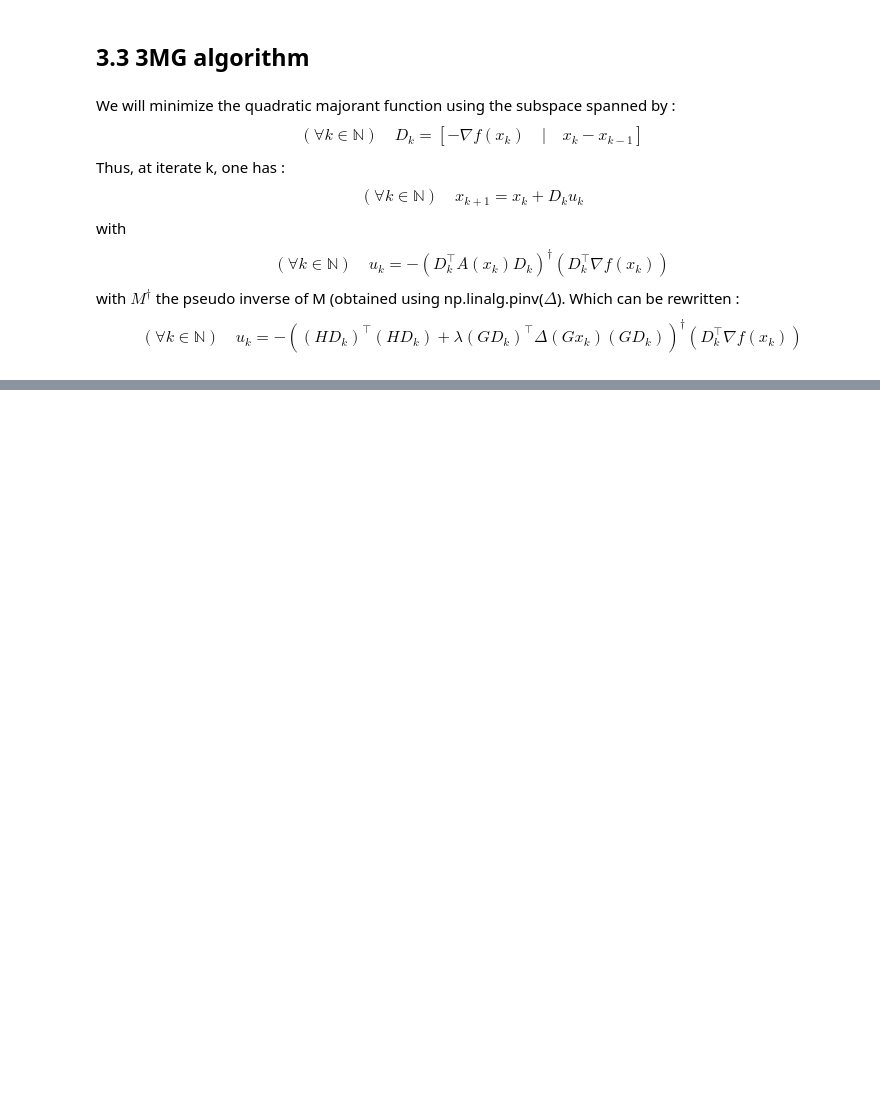
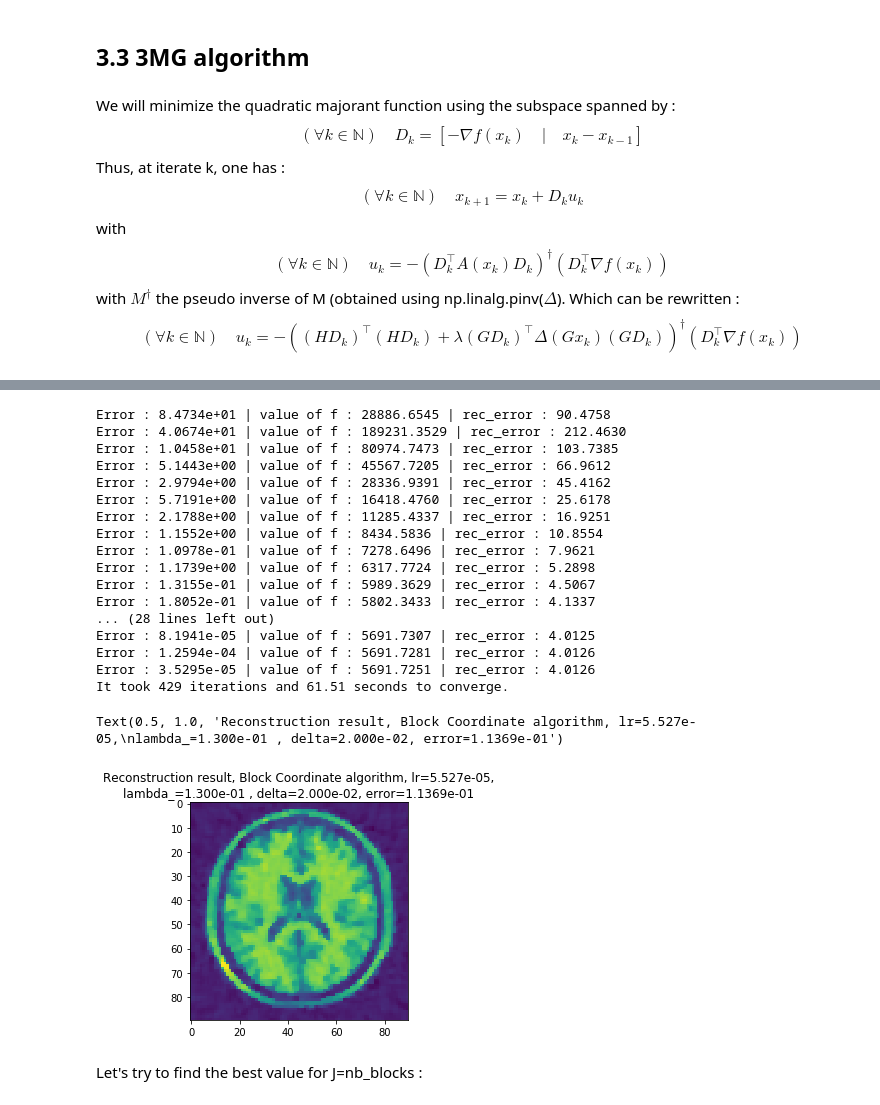
Before and after one commit to EmmanuelJhno/LabsLargeScaleDistributedOptimization, a Jupyter notebook: LSD_TPn3_Rauby_Jehanno.ipynb, the cells around one changed output, grey strips where cells are left out. Cells and saved outputs as stored; diff of their text form; code cells hidden in the pictures; blank space fills up the shorter version.

Commit message:
Adding Block coordinate. Comparing the methods.

```diff
--- a/LSD_TPn3_Rauby_Jehanno.ipynb
+++ b/LSD_TPn3_Rauby_Jehanno.ipynb
@@ -273,0 +310,78 @@ ax.set_title('Reconstruction result, Gradient Descent algorithm, lr={0:.3e},'.fo
+# %%
+def BCMM(nb_blocks=6, lambda_=lambda_, delta=delta, eps=1e-6, max_iter=1000,
+         stopping='standard', error_type='norm', records=True):
+    history = []
+    x_n = x_0.copy()
+    N_j = N//nb_blocks
+    block_size = [N_j for _ in range(nb_blocks)]
+    if N_j*nb_blocks != N:
+        block_size += [N - nb_blocks*N_j]
+    converged = False
+    itr = 0
+    begin = time.time()
+    while itr < max_iter and not converged :
+        block_idx = itr%(nb_blocks)
+        N_j = block_size[block_idx]
+        H_j = H[:,N_j*block_idx:(block_idx+1)*N_j]
+        G_j = G[:,N_j*block_idx:(block_idx+1)*N_j]
+        x_n_j = x_n[N_j*block_idx:(block_idx+1)*N_j]
+        grad = grad_f(x_n)[N_j*block_idx:(block_idx+1)*N_j]
+        A_x = lambda x : (H_j.T.dot(H_j.dot(x)) + lambda_ * G_j.T.dot(big_delta(G_j.dot(x_n_j),
+                                                                                delta).dot(G_j.dot(x))))
+        A = LinearOperator((N_j,N_j),matvec = A_x, rmatvec = A_x)
+        mask = np.zeros(x_n.shape)
+        mask[N_j*block_idx:(block_idx+1)*N_j] = bicg(A, grad, tol=1e-3)[0].reshape(-1, 1)
+        x_n1 = x_n - mask
+        if error_type=='SNR':
+            error = 20*np.log10(np.linalg.norm(x.flatten(), ord=2)/np.linalg.norm((x-x_n1).flatten(), ord=2))
+        else:
+            #error = np.sum(np.abs(x_n1 - x_n))
+            error = np.linalg.norm((x_n1 - x_n).flatten(), ord=2)
+        history.append(error)
+        if stopping=='gradient':
+            criterion = np.linalg.norm(grad_f(x_n1).flatten(), ord=2) <= np.sqrt(N)*1e-4
+        else:
+            criterion = error < eps * np.linalg.norm(x_n.flatten(), ord=2) #np.sum(np.abs(x_n))
+        if criterion:
+            converged = True
+        if itr % 10 == 0 and records==True:
+            print('Error : {0:.4e} | value of f : {1:.4f} | rec_error : {2:.4f}'.format(error, f(x_n1, y, 0.13),
+                                                                np.linalg.norm((x_n1 - x).flatten(), ord=2)))
+        x_n = x_n1.copy()
+        itr+=1
+
+    end = time.time()
+    if records==True:
+        print('It took {0} iterations and {1:.2f} seconds to converge.'.format(itr,end-begin))
+
+    return x_n, error, history
+
+x_rec_BCMM, _, history_BCMM = BCMM(9)
+rec_error_BCMM = np.linalg.norm((x - x_rec_BCMM).flatten(), ord=2)/np.linalg.norm(x.flatten(), ord=2)
+x_rec_BCMM_view = x_rec_BCMM.reshape((90,90), order='F')
+fg, ax = plt.subplots(1,1)
+ax.imshow(x_rec_BCMM_view)
+ax.set_title('Reconstruction result, Block Coordinate algorithm, lr={0:.3e},'.format(learning_rate)
+             +'\nlambda_={0:.3e} , delta={1:.3e}, error={2:.4e}'.format(lambda_, delta, rec_error_BCMM))
+# %% [output]
+Error : 8.4734e+01 | value of f : 28886.6545 | rec_error : 90.4758
+Error : 4.0674e+01 | value of f : 189231.3529 | rec_error : 212.4630
+Error : 1.0458e+01 | value of f : 80974.7473 | rec_error : 103.7385
+Error : 5.1443e+00 | value of f : 45567.7205 | rec_error : 66.9612
+Error : 2.9794e+00 | value of f : 28336.9391 | rec_error : 45.4162
+Error : 5.7191e+00 | value of f : 16418.4760 | rec_error : 25.6178
+Error : 2.1788e+00 | value of f : 11285.4337 | rec_error : 16.9251
+Error : 1.1552e+00 | value of f : 8434.5836 | rec_error : 10.8554
+Error : 1.0978e-01 | value of f : 7278.6496 | rec_error : 7.9621
+Error : 1.1739e+00 | value of f : 6317.7724 | rec_error : 5.2898
+Error : 1.3155e-01 | value of f : 5989.3629 | rec_error : 4.5067
+Error : 1.8052e-01 | value of f : 5802.3433 | rec_error : 4.1337
+... (28 lines left out)
+Error : 8.1941e-05 | value of f : 5691.7307 | rec_error : 4.0125
+Error : 1.2594e-04 | value of f : 5691.7281 | rec_error : 4.0126
+Error : 3.5295e-05 | value of f : 5691.7251 | rec_error : 4.0126
+It took 429 iterations and 61.51 seconds to converge.
+Text(0.5, 1.0, 'Reconstruction result, Block Coordinate algorithm, lr=5.527e-05,\nlambda_=1.300e-01 , delta=2.000e-02, error=1.1369e-01')
+[figure, added]
+# %% [markdown]
+Let's try to find the best value for J=nb_blocks :
```
Also changed, not shown: parts of 20 cells of this notebook.
